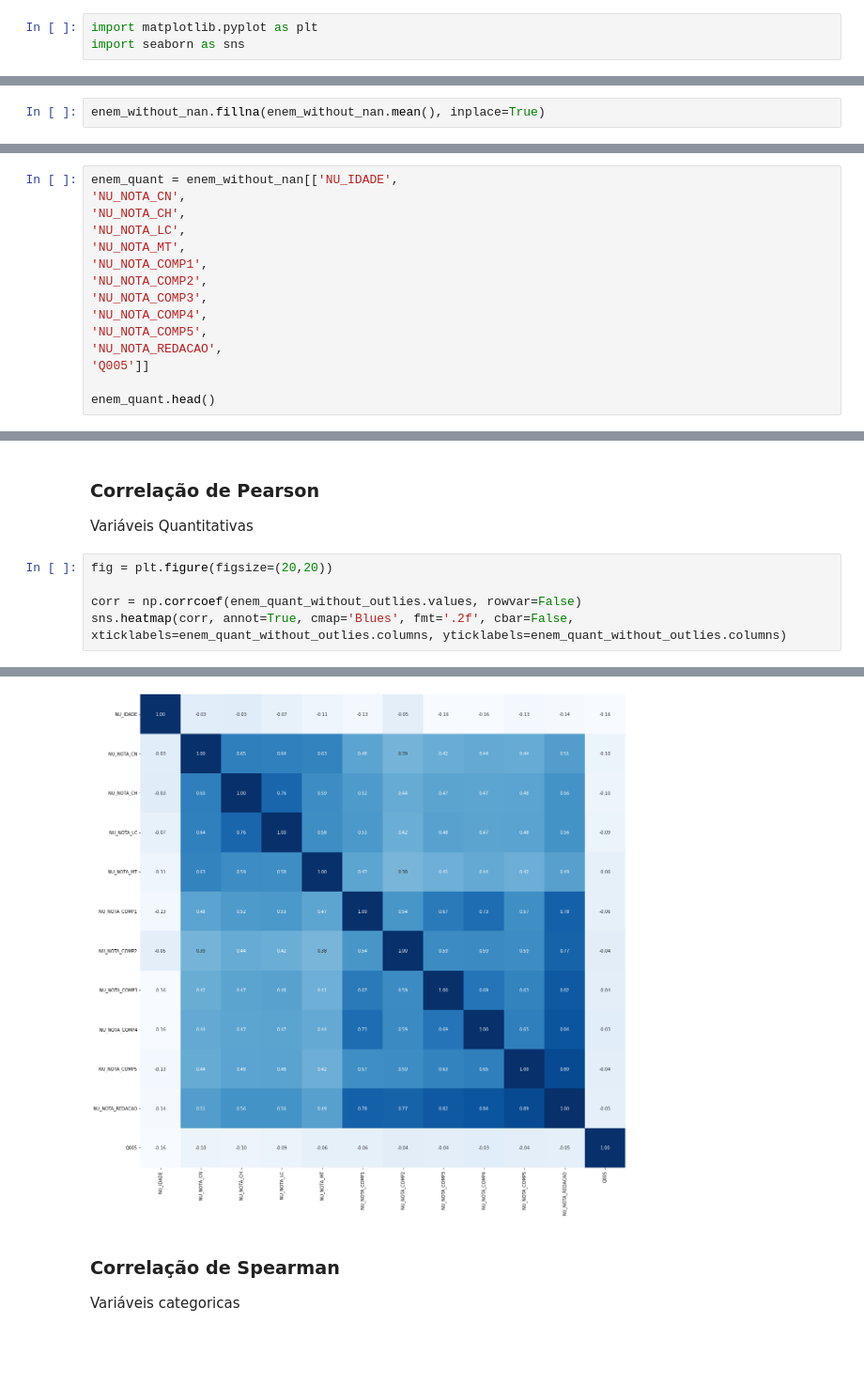
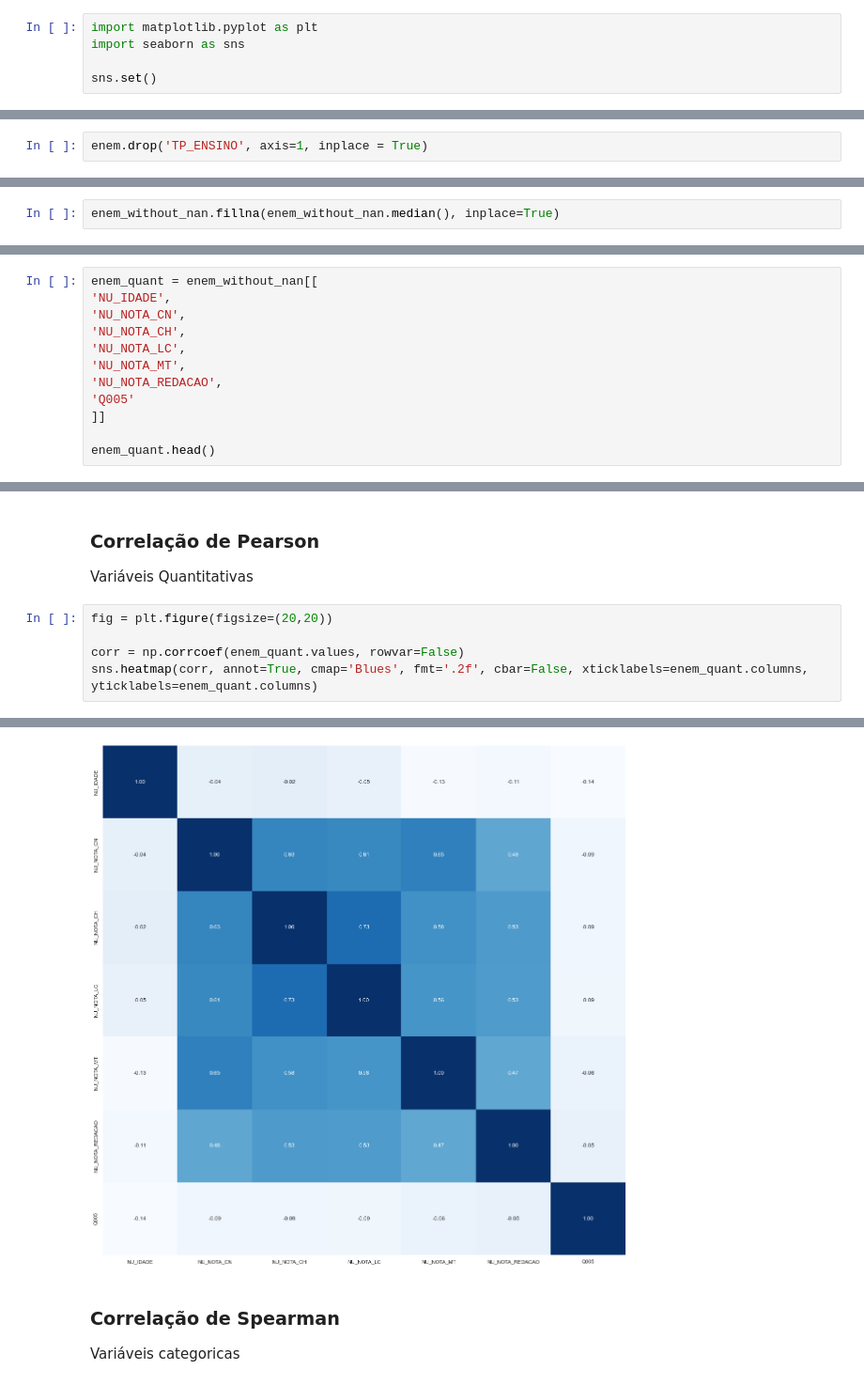
Before and after one commit to gizelecardoso/tcc_mba, a Jupyter notebook: analytics.ipynb, the cells around one changed output, grey strips where cells are left out. Shown at 94% size. Drawn from its saved outputs; the diff is of its cells as text; blank space fills up the shorter version.

```diff
--- a/analytics.ipynb
+++ b/analytics.ipynb
@@ -25,3 +36,5 @@ enem.shape
 # %%
 import matplotlib.pyplot as plt
 import seaborn as sns
+
+sns.set()
@@ -64,2 +108,4 @@ writer.close()
+# %%
+enem.drop('TP_ENSINO', axis=1, inplace = True)
 # %%
 enem_without_nan = enem.copy()
@@ -66,5 +114,5 @@ enem_without_nan = enem.copy()
 # %%
-enem_without_nan.fillna(enem_without_nan.mean(), inplace=True)
+enem_without_nan.fillna(enem_without_nan.median(), inplace=True)
 # %%
 verfify_nan_values(enem_without_nan)
 # %% [output]
@@ -324,18 +494,15 @@ Renda Mensal
 # %% [markdown]
 ### Variáveis Quantitativas
 # %%
-enem_quant = enem_without_nan[['NU_IDADE',
+enem_quant = enem_without_nan[[
+'NU_IDADE',
 'NU_NOTA_CN',
 'NU_NOTA_CH',
 'NU_NOTA_LC',
 'NU_NOTA_MT',
-'NU_NOTA_COMP1',
-'NU_NOTA_COMP2',
-'NU_NOTA_COMP3',
-'NU_NOTA_COMP4',
-'NU_NOTA_COMP5',
 'NU_NOTA_REDACAO',
-'Q005']]
+'Q005'
+]]
 
 enem_quant.head()
 # %% [output]
@@ -551,11 +720,11 @@ Variáveis Quantitativas
 # %%
 fig = plt.figure(figsize=(20,20))
 
-corr = np.corrcoef(enem_quant_without_outlies.values, rowvar=False)
-sns.heatmap(corr, annot=True, cmap='Blues', fmt='.2f', cbar=False, xticklabels=enem_quant_without_outlies.columns, yticklabels=enem_quant_without_outlies.columns)
+corr = np.corrcoef(enem_quant.values, rowvar=False)
+sns.heatmap(corr, annot=True, cmap='Blues', fmt='.2f', cbar=False, xticklabels=enem_quant.columns, yticklabels=enem_quant.columns)
 # %% [output]
 <AxesSubplot:>
-[figure, old version]
+[figure, new version]
 # %% [markdown]
 ### Correlação de Spearman
 
```
Also changed, not shown: parts of 79 cells of this notebook, 19 other files.
